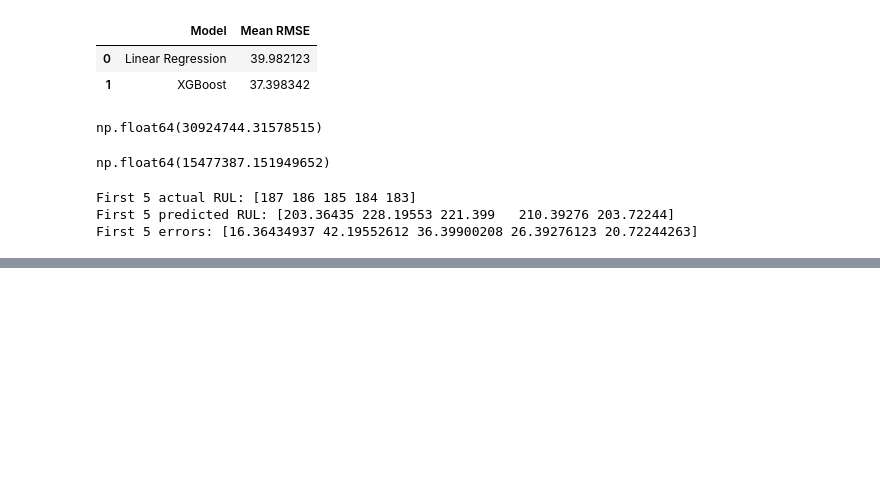
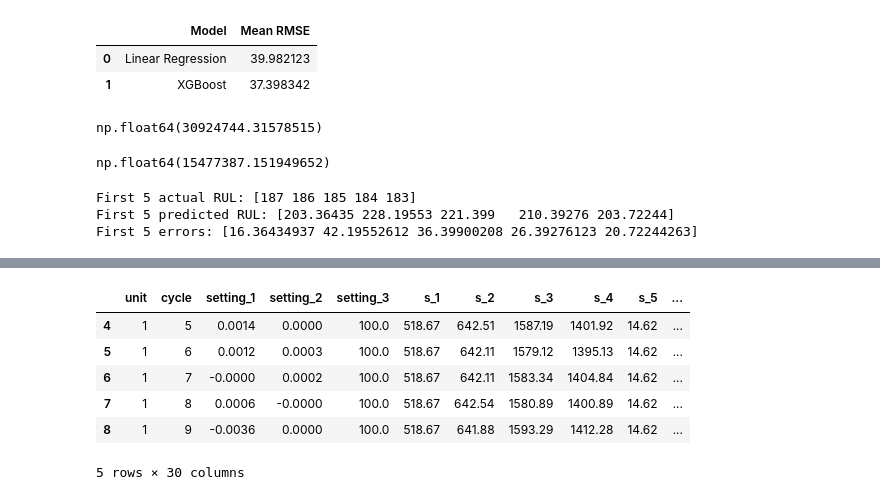
Before and after one commit to NeelLimbani2812/rul-turbofan-fd001, a Jupyter notebook: notebooks/01_load_data.ipynb, the cells around one changed output, grey strips where cells are left out. Cells and saved outputs as stored; diff of their text form; code cells hidden in the pictures; blank space fills up the shorter version.

```diff
--- a/notebooks/01_load_data.ipynb
+++ b/notebooks/01_load_data.ipynb
@@ -777,0 +957,10 @@ First 5 errors: [16.36434937 42.19552612 36.39900208 26.39276123 20.72244263]
+# %%
+test_df.head()
+# %% [output]
+|  | unit | cycle | setting_1 | setting_2 | setting_3 | s_1 | s_2 | s_3 | s_4 | s_5 | ... |
+| 4 | 1 | 5 | 0.0014 | 0.0000 | 100.0 | 518.67 | 642.51 | 1587.19 | 1401.92 | 14.62 | ... |
+| 5 | 1 | 6 | 0.0012 | 0.0003 | 100.0 | 518.67 | 642.11 | 1579.12 | 1395.13 | 14.62 | ... |
+| 6 | 1 | 7 | -0.0000 | 0.0002 | 100.0 | 518.67 | 642.11 | 1583.34 | 1404.84 | 14.62 | ... |
+| 7 | 1 | 8 | 0.0006 | -0.0000 | 100.0 | 518.67 | 642.54 | 1580.89 | 1400.89 | 14.62 | ... |
+| 8 | 1 | 9 | -0.0036 | 0.0000 | 100.0 | 518.67 | 641.88 | 1593.29 | 1412.28 | 14.62 | ... |
+5 rows × 30 columns
```
Also changed, not shown: parts of 45 cells of this notebook.
